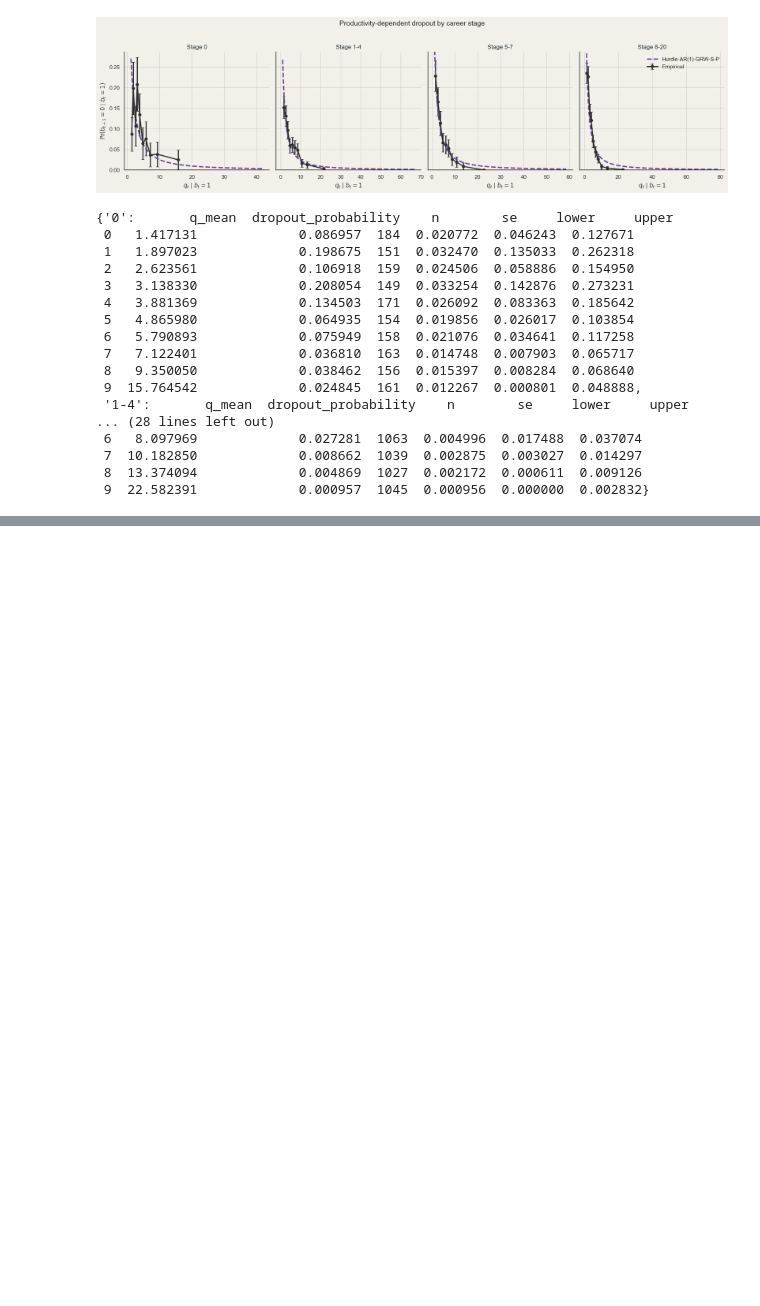
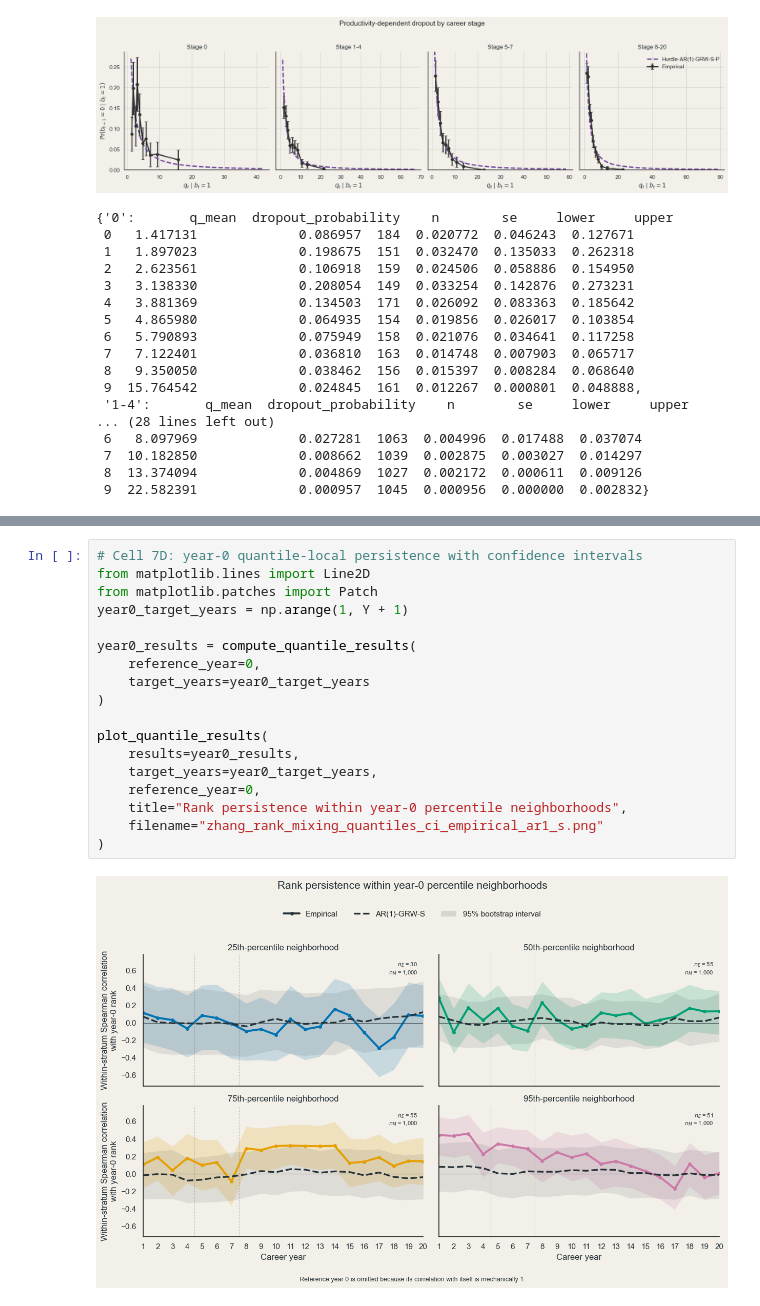
Before and after one commit to crabwife/spaarw_followup, a Jupyter notebook: plot/src/07_zhang_remaining_rank_mixing_selected.ipynb, the cells around one changed output, grey strips where cells are left out. Drawn from its saved outputs; the diff is of its cells as text; blank space fills up the shorter version.

```diff
--- a/plot/src/07_zhang_remaining_rank_mixing_selected.ipynb
+++ b/plot/src/07_zhang_remaining_rank_mixing_selected.ipynb
@@ -942,0 +1785,20 @@ stagewise_dropout
+# %%
+# Cell 7D: year-0 quantile-local persistence with confidence intervals
+from matplotlib.lines import Line2D
+from matplotlib.patches import Patch
+year0_target_years = np.arange(1, Y + 1)
+
+year0_results = compute_quantile_results(
+    reference_year=0,
+    target_years=year0_target_years
+)
+
+plot_quantile_results(
+    results=year0_results,
+    target_years=year0_target_years,
+    reference_year=0,
+    title="Rank persistence within year-0 percentile neighborhoods",
+    filename="zhang_rank_mixing_quantiles_ci_empirical_ar1_s.png"
+)
+# %% [output]
+[figure, added]
```
Also changed, not shown: parts of 16 cells of this notebook, 59 other files.
